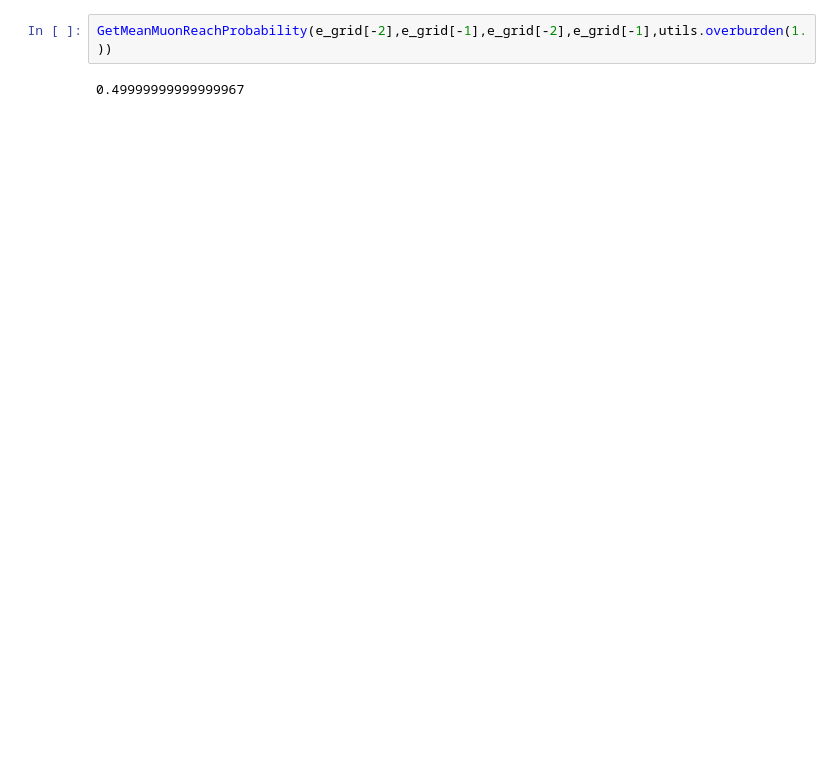
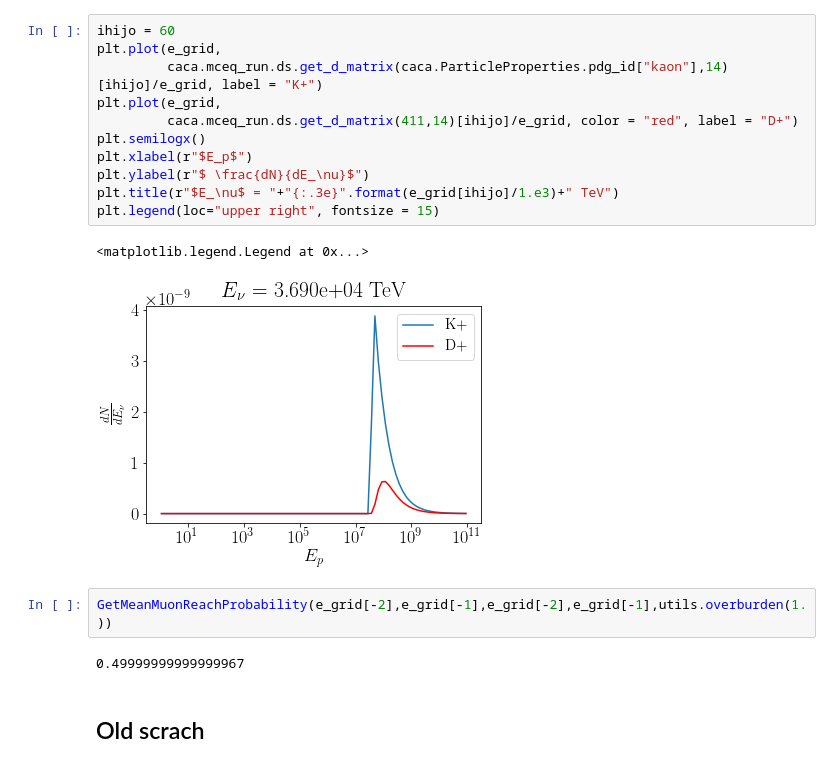
Before and after one commit to tianluyuan/nuVeto, a Jupyter notebook: a.ipynb, the cells around one changed output. Cells and saved outputs as stored; diff of their text form; blank space fills up the shorter version.

```diff
--- a/a.ipynb
+++ b/a.ipynb
@@ -91,5 +115,21 @@ array([[  5.00002382e-01,   1.00000000e+00,   1.00000000e+00, ...,
+# %%
+ihijo = 60
+plt.plot(e_grid,
+         caca.mceq_run.ds.get_d_matrix(caca.ParticleProperties.pdg_id["kaon"],14)[ihijo]/e_grid, label = "K+")
+plt.plot(e_grid,
+         caca.mceq_run.ds.get_d_matrix(411,14)[ihijo]/e_grid, color = "red", label = "D+")
+plt.semilogx()
+plt.xlabel(r"$E_p$")
+plt.ylabel(r"$ \frac{dN}{dE_\nu}$")
+plt.title(r"$E_\nu$ = "+"{:.3e}".format(e_grid[ihijo]/1.e3)+" TeV")
+plt.legend(loc="upper right", fontsize = 15)
+# %% [output]
+<matplotlib.legend.Legend at 0x...>
+[figure, added]
 # %%
 GetMeanMuonReachProbability(e_grid[-2],e_grid[-1],e_grid[-2],e_grid[-1],utils.overburden(1.))
 # %% [output]
 0.49999999999999967
+# %% [markdown]
+## Old scrach
 # %%
```
Also changed, not shown: parts of 30 cells of this notebook.
